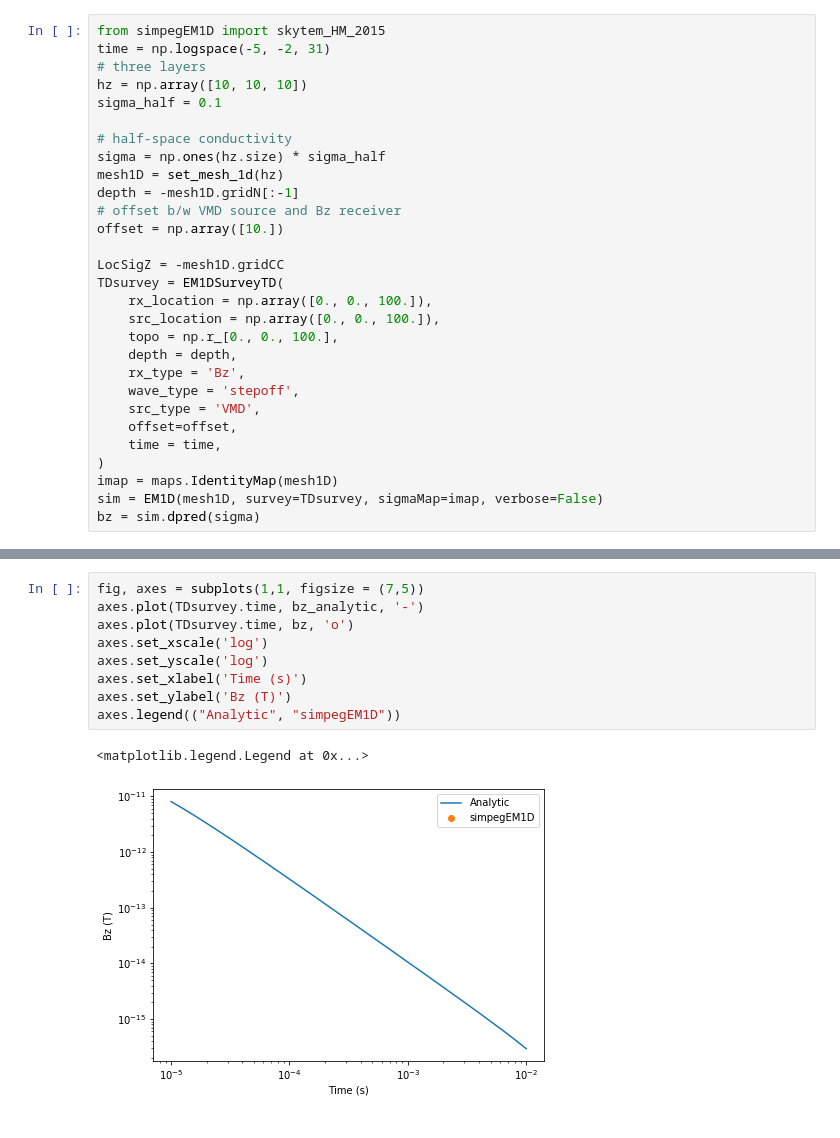
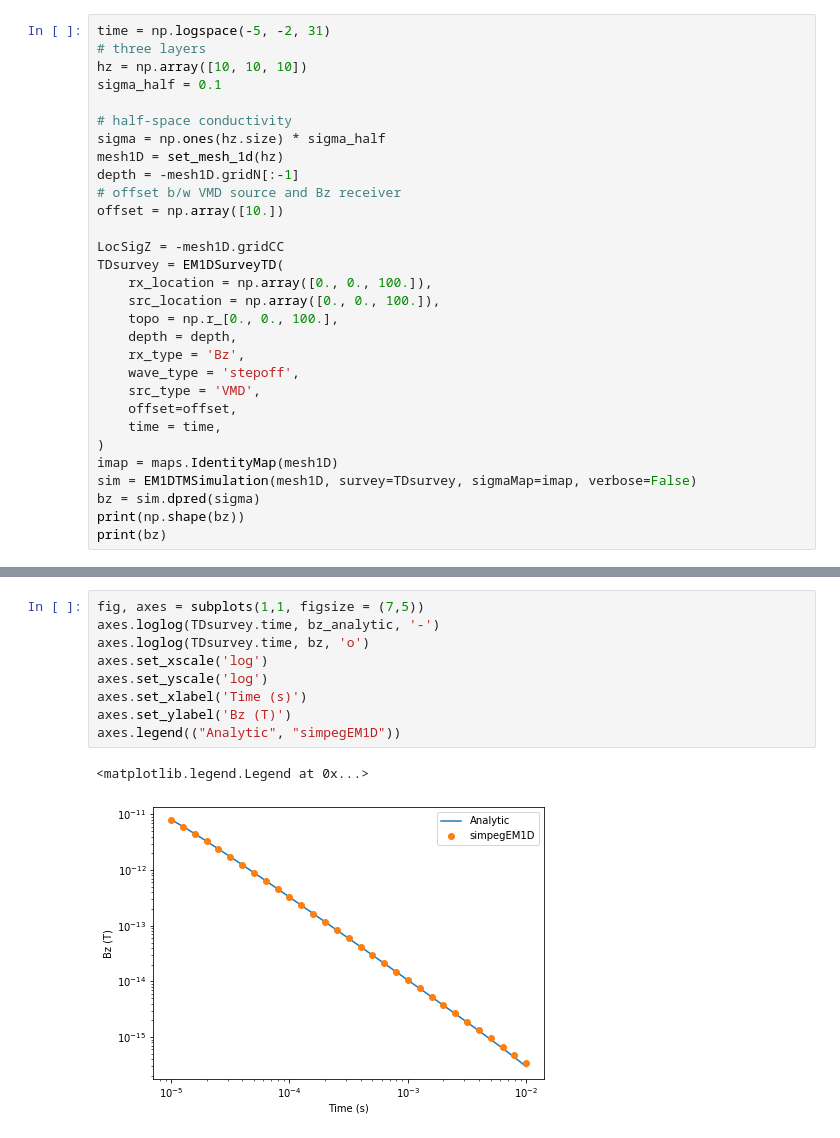
Before and after one commit to simpeg/simpegEM1D, a Jupyter notebook: notebooks/examples/EM1D_TD_FWD.ipynb, the cells around one changed output, grey strips where cells are left out. Drawn from its saved outputs; the diff is of its cells as text.

```diff
--- a/notebooks/examples/EM1D_TD_FWD.ipynb
+++ b/notebooks/examples/EM1D_TD_FWD.ipynb
@@ -9,7 +15,6 @@ import numpy as np
 # %% [output]
 Populating the interactive namespace from numpy and matplotlib
 # %%
-from simpegEM1D import skytem_HM_2015
 time = np.logspace(-5, -2, 31)
 # three layers
 hz = np.array([10, 10, 10])
@@ -35,5 +40,7 @@ TDsurvey = EM1DSurveyTD(
     time = time,
 )
 imap = maps.IdentityMap(mesh1D)
-sim = EM1D(mesh1D, survey=TDsurvey, sigmaMap=imap, verbose=False)
+sim = EM1DTMSimulation(mesh1D, survey=TDsurvey, sigmaMap=imap, verbose=False)
 bz = sim.dpred(sigma)
+print(np.shape(bz))
+print(bz)
@@ -59,12 +85,12 @@ bz_analytic = bz_analytic_solution(offset, time, sigma_half)
 # %%
 fig, axes = subplots(1,1, figsize = (7,5))
-axes.plot(TDsurvey.time, bz_analytic, '-')
-axes.plot(TDsurvey.time, bz, 'o')
+axes.loglog(TDsurvey.time, bz_analytic, '-')
+axes.loglog(TDsurvey.time, bz, 'o')
 axes.set_xscale('log')
 axes.set_yscale('log')
 axes.set_xlabel('Time (s)')
 axes.set_ylabel('Bz (T)')
 axes.legend(("Analytic", "simpegEM1D"))
 # %% [output]
 <matplotlib.legend.Legend at 0x...>
-[figure, old version]
+[figure, new version]
```
Also changed, not shown: parts of 5 cells of this notebook, 6 other files.
